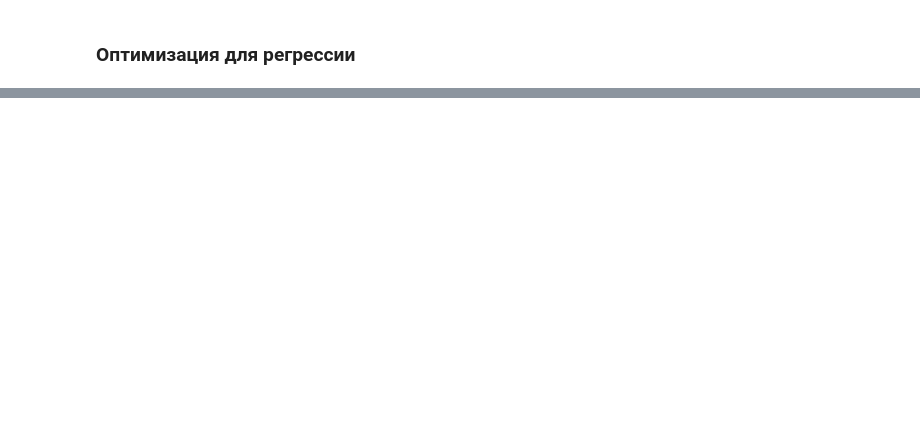
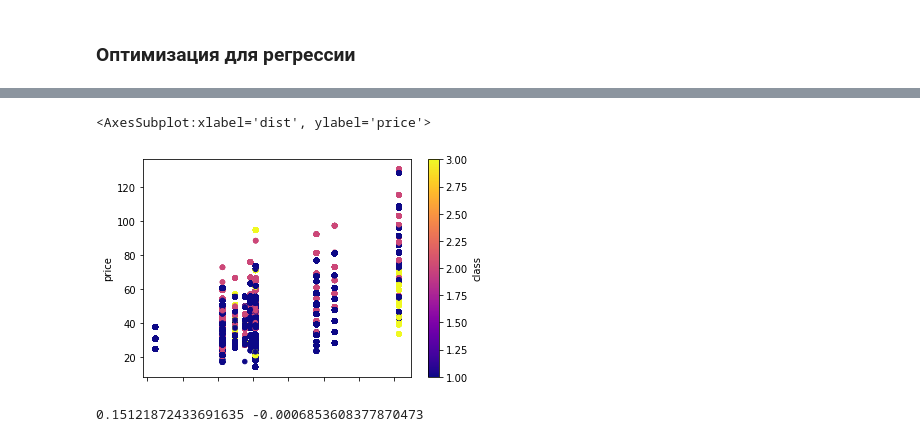
Before and after one commit to shwars/talap_ai, a Jupyter notebook: 2-DataMath/3-LinAlg/Matrices.ipynb, the cells around one changed output, grey strips where cells are left out. Saved outputs shown, nothing was run; the diff lists cells and outputs as text; code cells hidden in the pictures; blank space fills up the shorter version.

```diff
--- a/2-DataMath/3-LinAlg/Matrices.ipynb
+++ b/2-DataMath/3-LinAlg/Matrices.ipynb
@@ -295,0 +456,11 @@ plt.plot(x,a*x+b,color='r')
+# %%
+cache = {}
+def fastdist(x,y):
+    if cache.get(x+y):
+        return cache.get(x+y)
+    z = dist(x,y)
+    cache[x+y] = z
+    return z
+# %%
+df['dist'] = df.apply(lambda x : fastdist(x['origin'],x['destination']),axis=1)
+df
@@ -295,0 +481,18 @@ plt.plot(x,a*x+b,color='r')
+# %%
+d = dict(enumerate(set(df['vehicle_class'])))
+rd = { v : k for k,v in d.items() }
+df['class'] = df['vehicle_class'].apply(lambda x : rd[x]+1)
+# %%
+df.plot.scatter('dist','price',c='class',cmap='plasma')
+# %% [output]
+<AxesSubplot:xlabel='dist', ylabel='price'>
+[figure, added]
+# %%
+x = df['dist']
+y = df['price']
+n = len(x)
+a = (x.sum()*y.sum()-n*(x*y).sum())/(x.sum()**2-n*(x**2).sum())
+b = (y.sum()*(x**2).sum()-x.sum()*(x*y).sum())/(x**2).sum()/(n-x.sum())
+print(a,b)
+# %% [output]
+0.15121872433691635 -0.0006853608377870473
```
Also changed, not shown: parts of 53 cells of this notebook, 2 other files.
